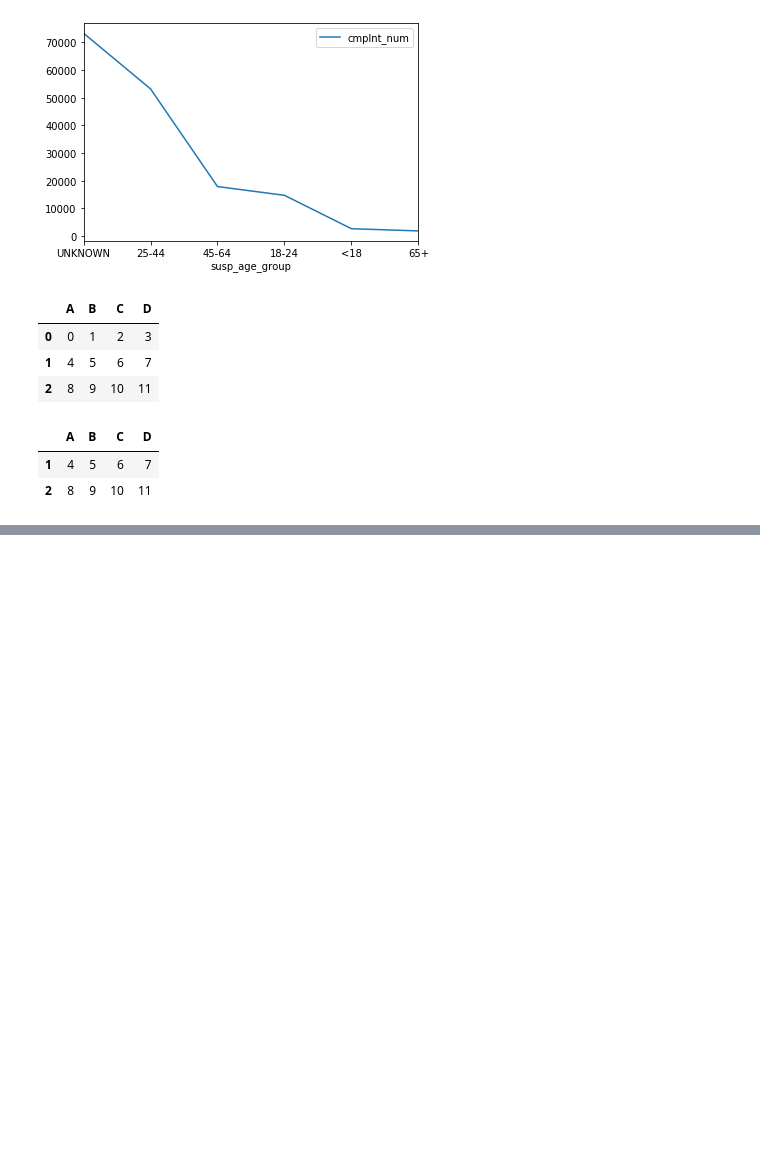
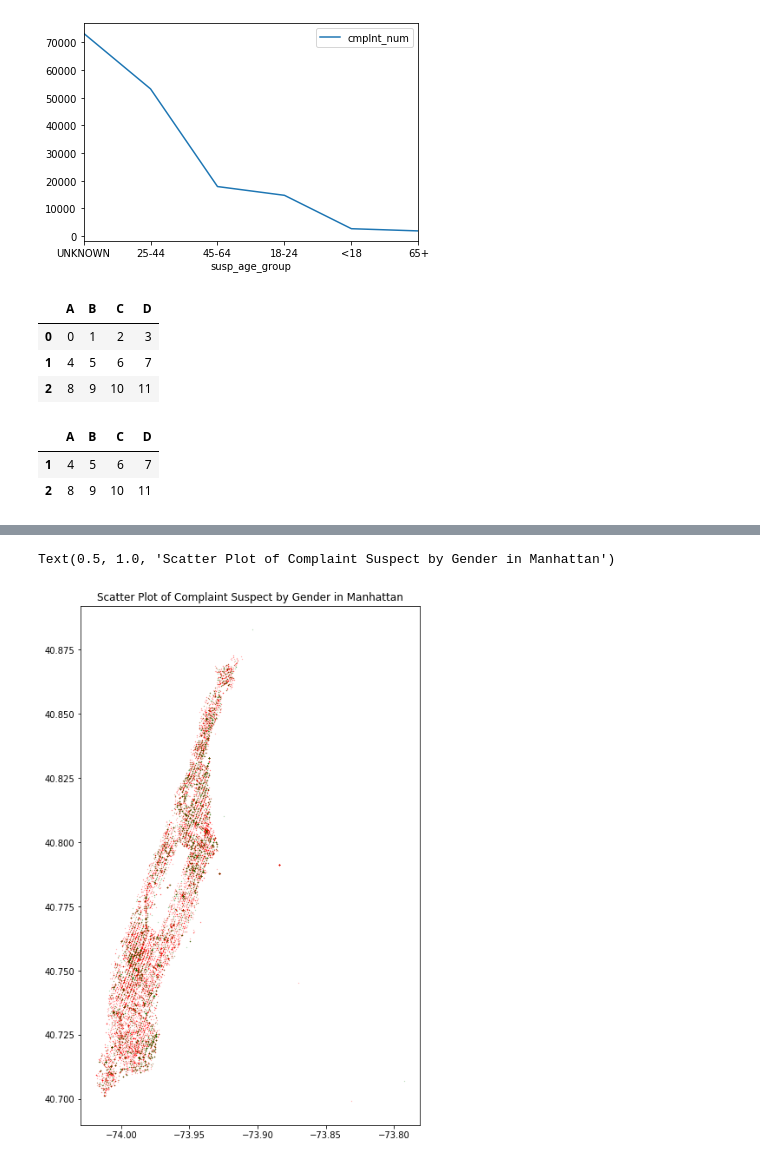
Before and after one commit to DavidGuzman1999/CTPDataScienceProject, a Jupyter notebook: complaint-data-notebook .ipynb, the cells around one changed output, grey strips where cells are left out. Drawn from its saved outputs; the diff is of its cells as text; code cells hidden in the pictures; blank space fills up the shorter version.

Commit message:
working on scatter plot visualization

```diff
--- a/complaint-data-notebook .ipynb
+++ b/complaint-data-notebook .ipynb
@@ -429,0 +456,3 @@ dfl.drop([0])
+# %%
+man_df= df[df['boro_nm']=='MANHATTAN']
+man_df.head()
@@ -429,0 +467,16 @@ dfl.drop([0])
+# %%
+# data frames by gender
+man_m= man_df[man_df['susp_sex']=='M'].reset_index()
+man_f= man_df[man_df['susp_sex']=='F'].reset_index()
+
+# data frames by the top complaint
+#PETIT LARCENY
+plar= man_df[man_df['ofns_desc']=='PETIT LARCENY'].reset_index()
+# %%
+plt.figure(figsize=(7,11))
+plt.scatter(x=man_m['longitude'],y=man_m['latitude'],alpha=.5,s=.05,c='r')
+plt.scatter(x=man_f['longitude'],y=man_f['latitude'],alpha=.5,s=.05,c='g')
+plt.title('Scatter Plot of Complaint Suspect by Gender in Manhattan')
+# %% [output]
+Text(0.5, 1.0, 'Scatter Plot of Complaint Suspect by Gender in Manhattan')
+[figure, added]
```
Also changed, not shown: parts of 14 cells of this notebook, 2 other files.
